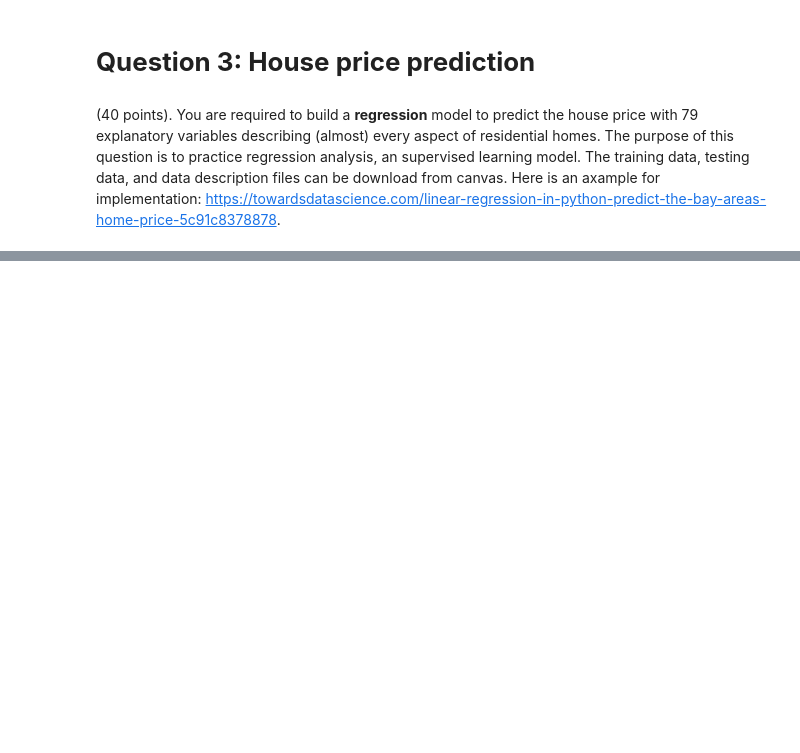
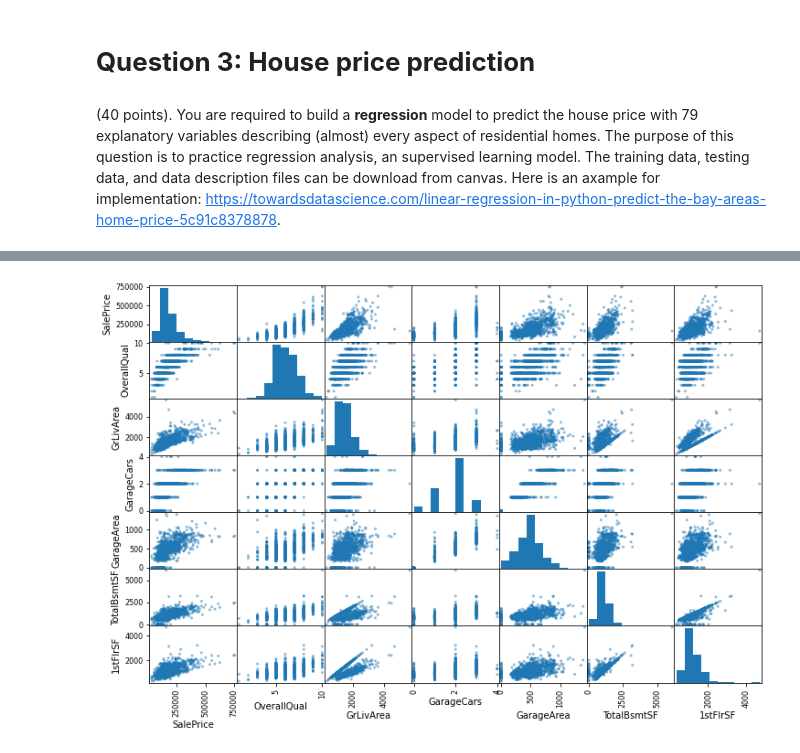
Before and after one commit to MounishaChalasani/MounishaChalasani-INFO5731_Assignment_One_fall2022, a Jupyter notebook: INFO5731_Assignment_Four_fall2022.ipynb, the cells around one changed output, grey strips where cells are left out. Saved outputs shown, nothing was run; the diff lists cells and outputs as text; code cells hidden in the pictures; blank space fills up the shorter version.

```diff
--- a/INFO5731_Assignment_Four_fall2022.ipynb
+++ b/INFO5731_Assignment_Four_fall2022.ipynb
@@ -36,0 +280,5 @@ In this assignment, you are required to conduct topic modeling, sentiment analys
+# %%
+# Write your code here
+
+train = pd.read_csv("/content/drive/MyDrive/Colab Notebooks/train.csv")
+test = pd.read_csv("/content/drive/MyDrive/Colab Notebooks/test.csv")
@@ -36,0 +318,8 @@ In this assignment, you are required to conduct topic modeling, sentiment analys
+# %%
+import matplotlib.pyplot as plt
+from pandas.plotting import scatter_matrix
+attributes = ["SalePrice", "OverallQual", "GrLivArea", "GarageCars", "GarageArea", "TotalBsmtSF", '1stFlrSF']
+scatter_matrix(train[attributes], figsize=(12, 8))
+plt.savefig('matrix.png')
+# %% [output]
+[figure, added]
```
Also changed, not shown: parts of 37 cells of this notebook.
